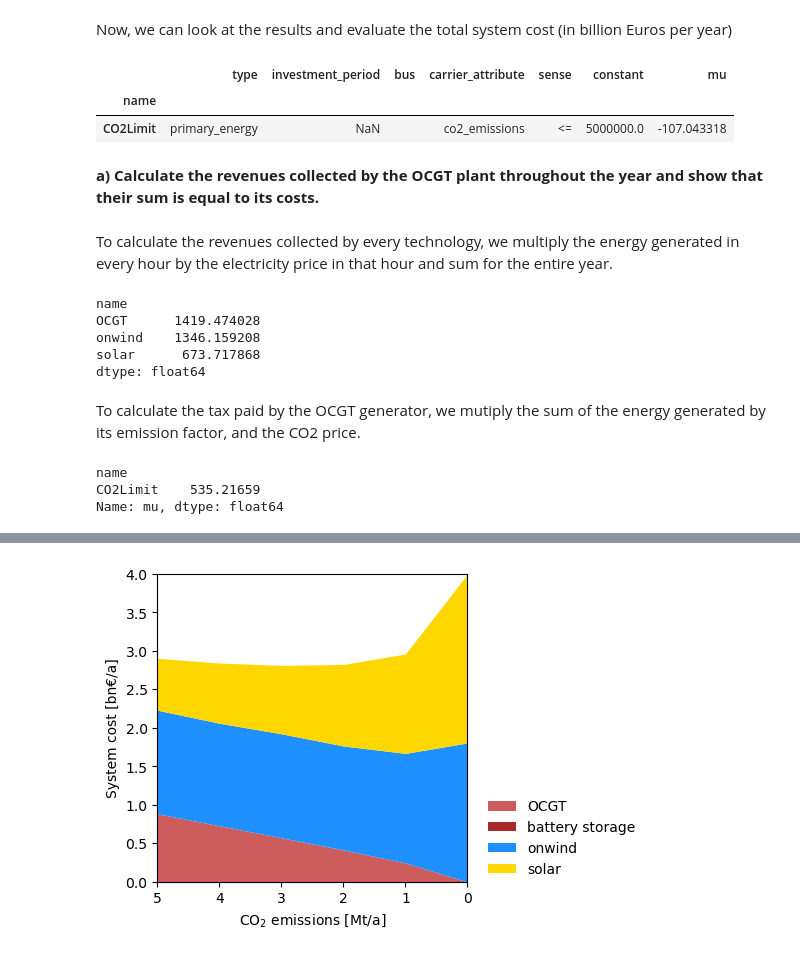
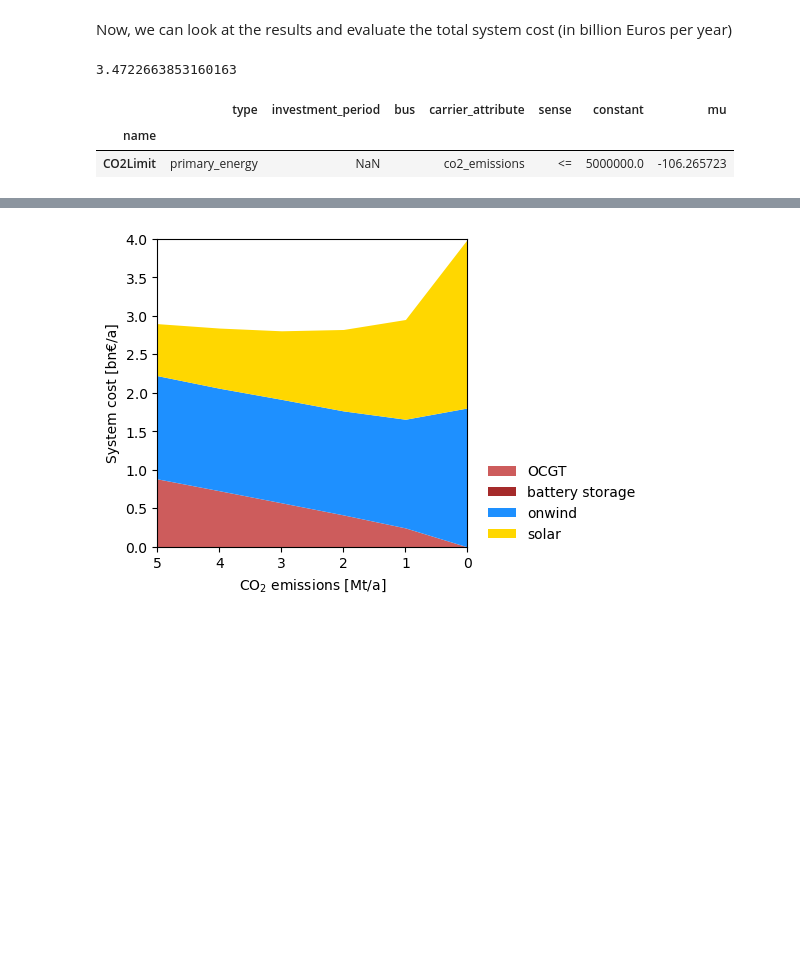
Before and after one commit to aleks-g/integrated-energy-grids, a Jupyter notebook: integrated-energy-grids/Problems/Problem09.03(CO2).ipynb, the cells around one changed output, grey strips where cells are left out. Saved outputs shown, nothing was run; the diff lists cells and outputs as text; code cells hidden in the pictures; blank space fills up the shorter version.

```diff
--- a/integrated-energy-grids/Problems/Problem09.03(CO2).ipynb
+++ b/integrated-energy-grids/Problems/Problem09.03(CO2).ipynb
@@ -57,9 +57,7 @@ defaults = {
 costs = costs.value.unstack().fillna(defaults)
 
 costs.at["OCGT", "fuel"] = costs.at["gas", "fuel"]
-costs.at["CCGT", "fuel"] = costs.at["gas", "fuel"]
 costs.at["OCGT", "CO2 intensity"] = costs.at["gas", "CO2 intensity"]
-costs.at["CCGT", "CO2 intensity"] = costs.at["gas", "CO2 intensity"]
 # %% [markdown]
 Let's also write a small utility function that calculates the **annuity** to annualise investment costs. The formula is
 
@@ -167,14 +165,13 @@ carriers = [
     "onwind",
     "solar",
     "OCGT",
-    "CCGT",
     "battery storage",
 ]
 
 n.add(
     "Carrier",
     carriers,
-    color=["dodgerblue", "gold", "indianred","yellow-green", "brown"],
+    color=["dodgerblue", "gold", "indianred", "brown"],
     co2_emissions=[costs.at[c, "CO2 intensity"] for c in carriers],
 )
 # %% [markdown]
@@ -320,29 +292,10 @@ INFO:pypsa.optimization.optimize:The shadow-prices of the constraints Generator-
 # %% [markdown]
 Now, we can look at the results and evaluate the total system cost (in billion Euros per year)
 # %%
-n.objective / 1e9
+print(n.objective / 1e9)
 n.global_constraints
 # %% [output]
+3.4722663853160163
 |  | type | investment_period | bus | carrier_attribute | sense | constant | mu |
 | name |  |  |  |  |  |  |  |
-| CO2Limit | primary_energy | NaN |  | co2_emissions | <= | 5000000.0 | -107.043318 |
+| CO2Limit | primary_energy | NaN |  | co2_emissions | <= | 5000000.0 | -106.265723 |
-# %% [markdown]
-**a) Calculate the revenues collected by the OCGT plant throughout the year and show that their sum is equal to its costs.**
-# %% [markdown]
-To calculate the revenues collected by every technology, we multiply the energy generated in every hour by the electricity price in that hour and sum for the entire year.
-# %%
-n.generators_t.p.multiply(n.buses_t.marginal_price.to_numpy()).sum().div(1e6) # EUR -> MEUR
-# %% [output]
-name
-OCGT      1419.474028
-onwind    1346.159208
-solar      673.717868
-dtype: float64
-# %% [markdown]
-To calculate the tax paid by the OCGT generator, we mutiply the sum of the energy generated by its emission factor, and the CO2 price.
-# %%
-(-n.global_constraints.mu)*n.generators_t.p.sum()['OCGT']*costs.at["OCGT", "CO2 intensity"]/costs.at["OCGT", "efficiency"]*0.000001 #tCO2/MtCO2
-# %% [output]
-name
-CO2Limit    535.21659
-Name: mu, dtype: float64
```
Also changed, not shown: parts of 14 cells of this notebook, 6 other files.
